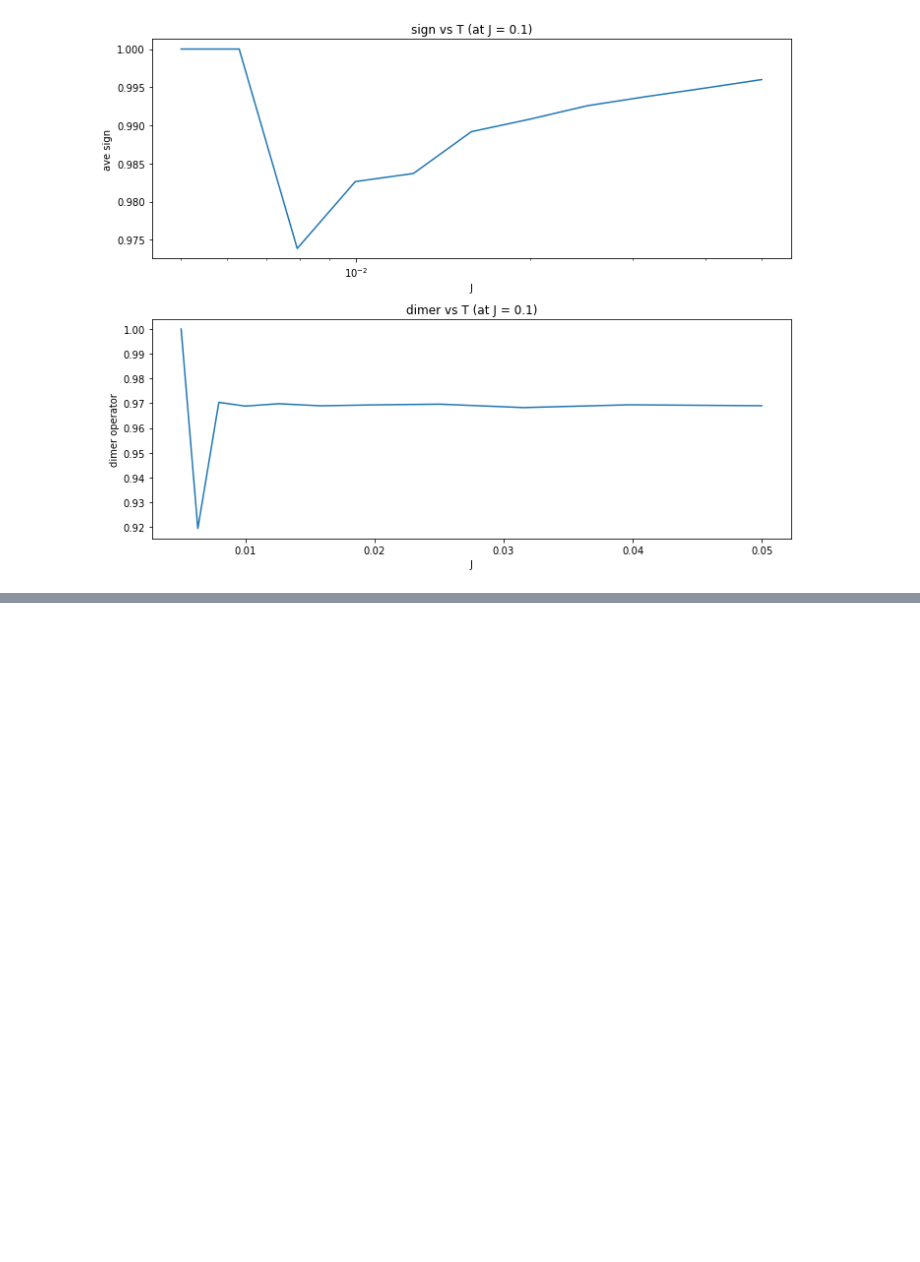
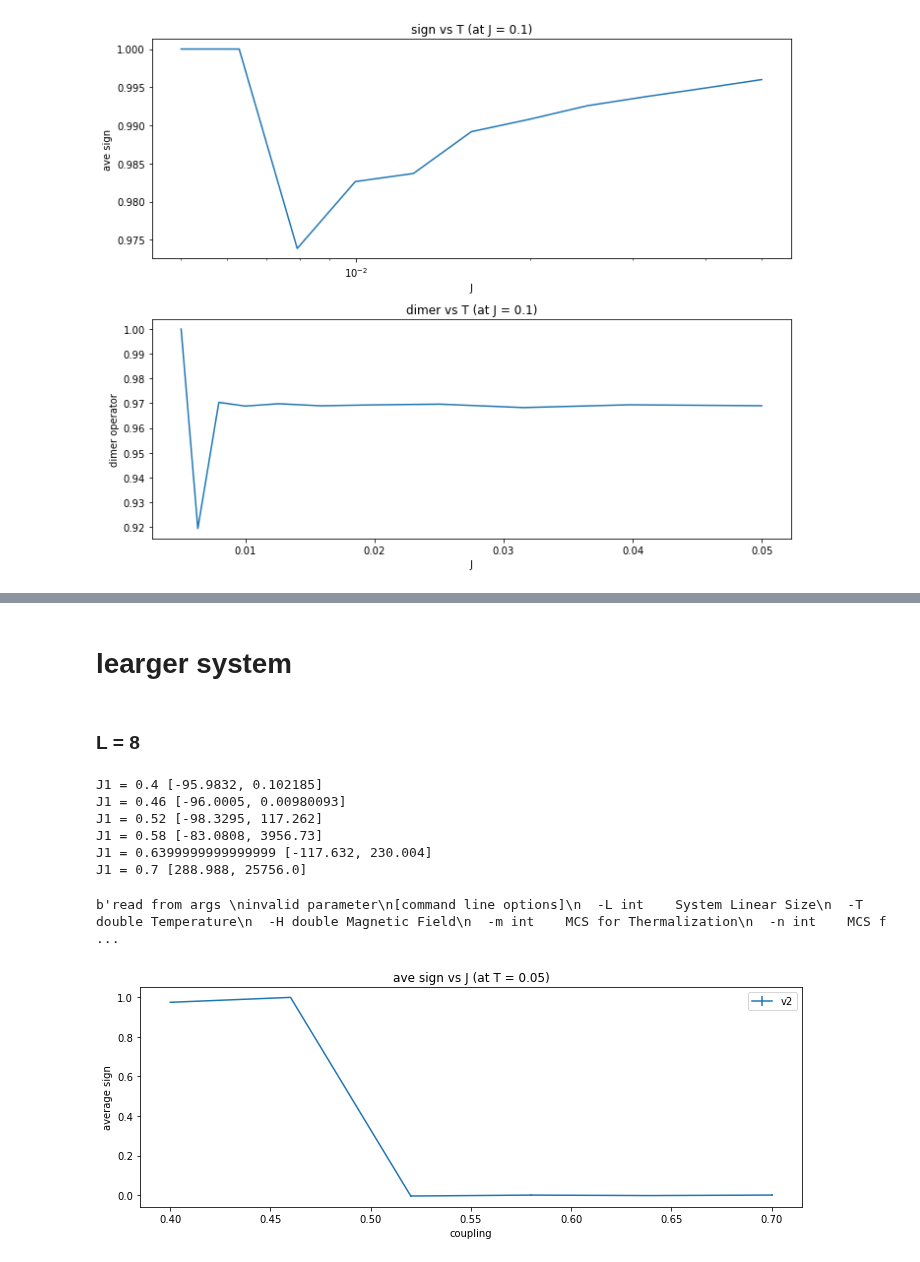
Before and after one commit to MKrbm/worms, a Jupyter notebook: python/visualize.ipynb, the cells around one changed output, grey strips where cells are left out. Saved outputs shown, nothing was run; the diff lists cells and outputs as text; code cells hidden in the pictures; blank space fills up the shorter version.

Commit message:
visualize for L = 8

```diff
--- a/python/visualize.ipynb
+++ b/python/visualize.ipynb
@@ -68,7 +69,7 @@ energy_array = []
 sign_array = []
 time_array = []
 for t in T:
-    out = subprocess.Popen(["./SS", "-L", "2", "-T", "{:.2f}".format(t), "-H", "0",  "-J1", f"{J1}", "-D", "1" ,"-m", "10000", "-n", "100000", "-M", "shastry"],
+    out = subprocess.Popen(["./SS", "-L", "2", "-T", "{:.2f}".format(t), "-H", "0",  "-J1", f"{J1}", "-D", "1" ,"-m", "10000", "-n", "100000", "-M", "shastry_v2"],
                stdout=subprocess.PIPE,
                stderr=subprocess.STDOUT)
     stdout,stderr = out.communicate()
@@ -502,0 +486,78 @@ print(f.num2state(s, L=4, nls=1,rev=True))
+# %% [markdown]
+# learger system
+# %% [markdown]
+### L = 8
+# %%
+import numpy as np
+J1 = np.linspace(0.4, 0.7, 6)
+T = 0.05
+# %%
+import subprocess
+energy_array = []
+sign_array = []
+time_array = []
+dimer_array = []
+# T =  np.logspace(-1, 1, num=50)
+for j1 in J1:
+    out = subprocess.Popen(["./SS", "-L", "8", "-T", f"{T}", "-J1", "{:.2f}".format(j1), "-J2", "1", "-H", "0", "-D", "1" ,"-m", "10000", "-n", "100000", "-M", "shastry_v2", "-co", "100" ],
+               stdout=subprocess.PIPE,
+               stderr=subprocess.STDOUT)
+    stdout, stderr = out.communicate()
+
+    energy, sign, dimer, time = process_line(stdout)
+    print(f"J1 = {j1}",energy)
+    energy_array.append(energy)
+    sign_array.append(sign)
+    time_array.append(time)
+    dimer_array.append(dimer)
+energy_j_v2 = np.array(energy_array)
+sign_j_v2 = np.array(sign_array)
+time_j_v2 = np.array(time_array)
+dimer_j_v2 = np.array(dimer_array)
+# %% [output]
+J1 = 0.4 [-95.9832, 0.102185]
+J1 = 0.46 [-96.0005, 0.00980093]
+J1 = 0.52 [-98.3295, 117.262]
+J1 = 0.58 [-83.0808, 3956.73]
+J1 = 0.6399999999999999 [-117.632, 230.004]
+J1 = 0.7 [288.988, 25756.0]
+# %%
+print(stdout)
+# %% [output]
+b'read from args \ninvalid parameter\n[command line options]\n  -L int    System Linear Size\n  -T double Temperature\n  -H double Magnetic Field\n  -m int    MCS for Thermalization\n  -n int    MCS f ...
+# %%
+import matplotlib.pyplot as plt
+
+fig = plt.figure(figsize = (10,4))
+# # add_subplot(L, M, N)形式
+# ax1 = fig.add_subplot(2,1,1)
+
+# ax1.errorbar(J1[0:],energy_j_v1[0:,0], yerr = energy_j_v1[0:,1], label='v1')
+# ax1.errorbar(J1[0:],energy_j_v2[0:,0], yerr = energy_j_v2[0:,1], label='v2')
+# # ax1.errorbar(J1[0:],energy_j_v3[0:,0], yerr = energy_j_v3[0:,1], label='v3')
+
+
+# ax1.set_title(f'energy vs J (at T = {T})')
+# ax1.set_xlabel('coupling')
+# ax1.set_ylabel('system energy')
+# # ax1.set_ylim(-120, 0)
+# ax1.legend()
+
+
+ax1 = fig.add_subplot(1,1,1)
+
+# ax1.errorbar(J1[0:],sign_j_v1[0:,0], yerr = sign_j_v1[0:,1], label='v1')
+ax1.errorbar(J1[0:],sign_j_v2[0:,0], yerr = sign_j_v2[0:,1], label='v2')
+# ax1.errorbar(J1[0:],sign_j_v3[0:,0], yerr = sign_j_v3[0:,1], label='v3')
+
+
+ax1.set_title(f'ave sign vs J (at T = {T})')
+ax1.set_xlabel('coupling')
+ax1.set_ylabel('average sign')
+ax1.legend()
+
+plt.tight_layout()
+plt.savefig(f"../doc/img/avesign_L=8_T=0.05.png")
+plt.show()
+# %% [output]
+[figure, added]
```
Also changed, not shown: parts of 5 cells of this notebook, 6 other files.
